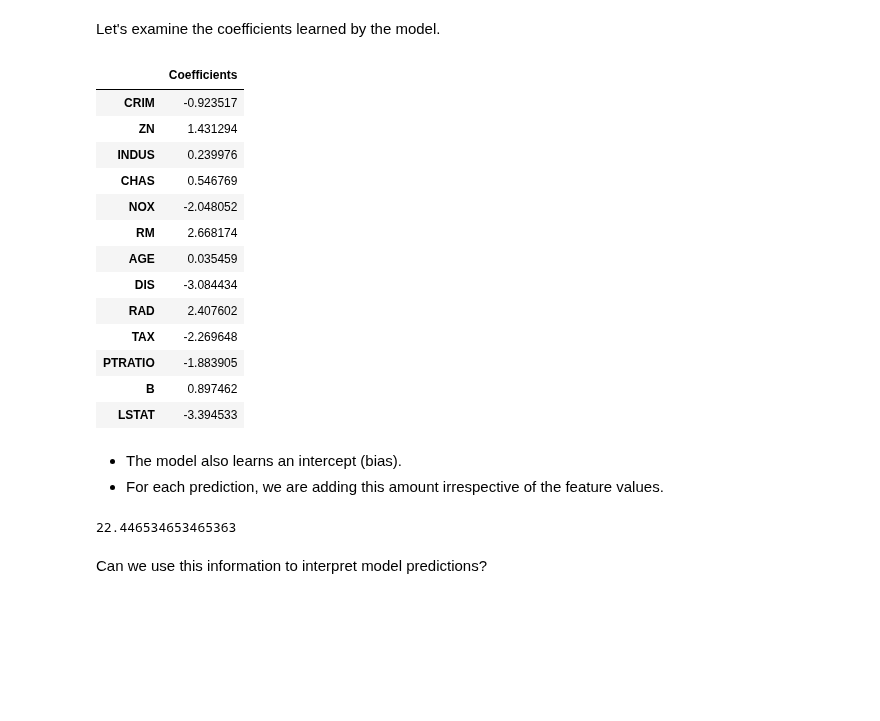
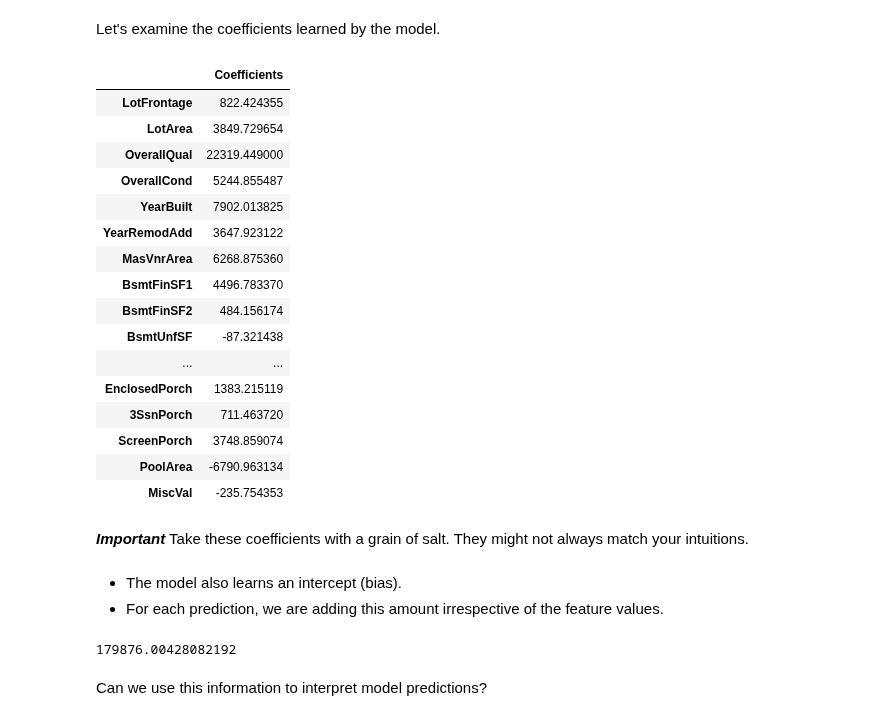
Before and after one commit to UBC-CS/cpsc330-2023s, a Jupyter notebook: lectures/07_linear-models.ipynb, the cells around one changed output. Saved outputs shown, nothing was run; the diff lists cells and outputs as text; code cells hidden in the pictures; blank space fills up the shorter version.

```diff
--- a/lectures/07_linear-models.ipynb
+++ b/lectures/07_linear-models.ipynb
@@ -266,0 +208,4 @@ Boston house prices dataset
+# %%
+# The Ames housing dataset
+from sklearn.datasets import fetch_openml
+ames = fetch_openml(name="house_prices", as_frame=True)
@@ -266,0 +214,10 @@ Boston house prices dataset
+# %%
+ames_df = pd.DataFrame(ames.data, columns=ames.feature_names).set_index('Id')
+ames_df = ames_df.select_dtypes('number') # drop non-numerical cols, see note above
+ames_df = ames_df.drop(columns=['MSSubClass', 'MoSold', 'YrSold']) # drop more cols, see note above
+
+X_train, X_test, y_train, y_test = train_test_split(
+    ames_df, ames.target, test_size=0.2
+)
+
+[d.shape for d in [X_train, X_test, y_train, y_test]] # see the train and test sizes
@@ -269,5 +235,7 @@ Boston house prices dataset
 # %%
-pipe = make_pipeline(StandardScaler(), Ridge())
+preprocess = make_pipeline(SimpleImputer(), StandardScaler())
+pipe = make_pipeline(preprocess, Ridge())
 scores = cross_validate(pipe, X_train, y_train, return_train_score=True)
+print(pd.DataFrame(scores).mean().rename('mean').to_frame().T)
 pd.DataFrame(scores)
 # %% [output]
@@ -327,33 +302,39 @@ The model learns
 # %% [markdown]
 Let's examine the coefficients learned by the model.
 # %%
-pipe_ridge = make_pipeline(StandardScaler(), Ridge(alpha=1.0))
+pipe_ridge = make_pipeline(preprocess, Ridge(alpha=1.0))
 pipe_ridge.fit(X_train, y_train)
 coeffs = pipe_ridge.named_steps["ridge"].coef_
 # %%
-pd.DataFrame(data=coeffs, index=boston.feature_names, columns=["Coefficients"])
+pd.DataFrame(data=coeffs, index=ames_df.columns, columns=["Coefficients"])
 # %% [output]
 |  | Coefficients |
-| CRIM | -0.923517 |
-| ZN | 1.431294 |
-| INDUS | 0.239976 |
-| CHAS | 0.546769 |
-| NOX | -2.048052 |
-| RM | 2.668174 |
-| AGE | 0.035459 |
-| DIS | -3.084434 |
-| RAD | 2.407602 |
-| TAX | -2.269648 |
-| PTRATIO | -1.883905 |
-| B | 0.897462 |
-| LSTAT | -3.394533 |
+| LotFrontage | 822.424355 |
+| LotArea | 3849.729654 |
+| OverallQual | 22319.449000 |
+| OverallCond | 5244.855487 |
+| YearBuilt | 7902.013825 |
+| YearRemodAdd | 3647.923122 |
+| MasVnrArea | 6268.875360 |
+| BsmtFinSF1 | 4496.783370 |
+| BsmtFinSF2 | 484.156174 |
+| BsmtUnfSF | -87.321438 |
+| ... | ... |
+| EnclosedPorch | 1383.215119 |
+| 3SsnPorch | 711.463720 |
+| ScreenPorch | 3748.859074 |
+| PoolArea | -6790.963134 |
+| MiscVal | -235.754353 |
+# %% [markdown]
+***Important***
+Take these coefficients with a grain of salt. They might not always match your intuitions.
 # %% [markdown]
 - The model also learns an intercept (bias).
 - For each prediction, we are adding this amount irrespective of the feature values.
 # %%
 pipe_ridge.named_steps["ridge"].intercept_
 # %% [output]
-22.446534653465363
+179876.00428082192
 # %% [markdown]
 Can we use this information to interpret model predictions?
 # %% [markdown]
```
Also changed, not shown: parts of 26 cells of this notebook.
